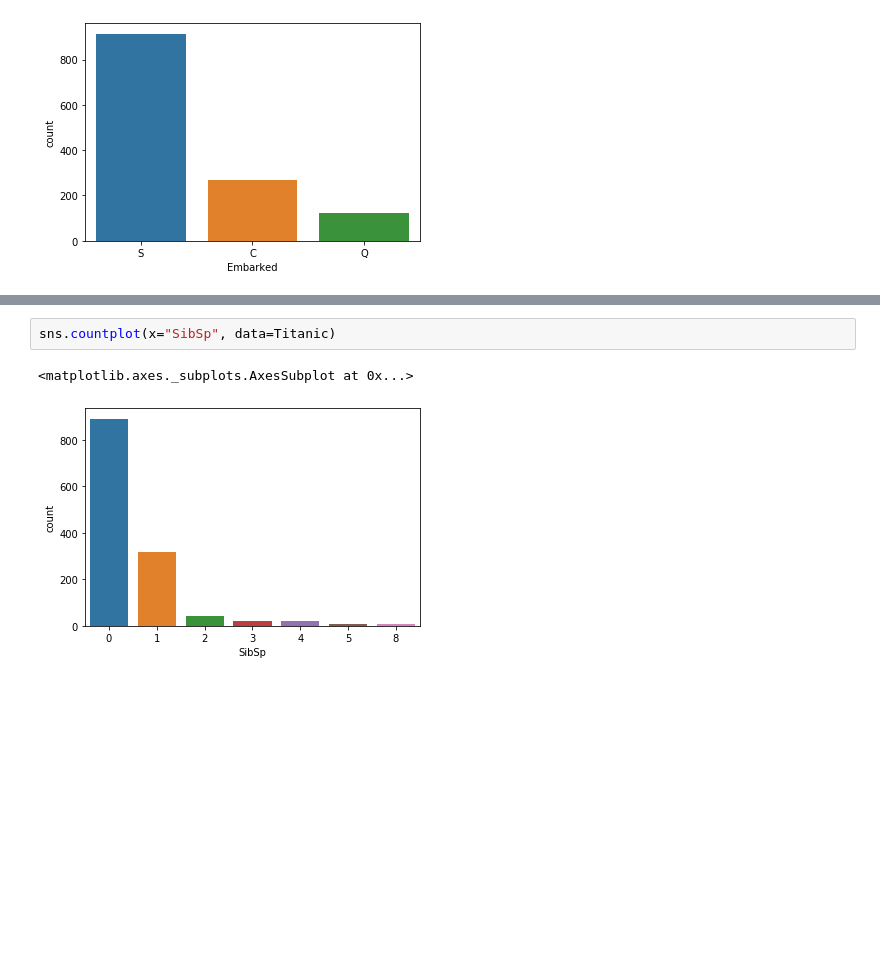
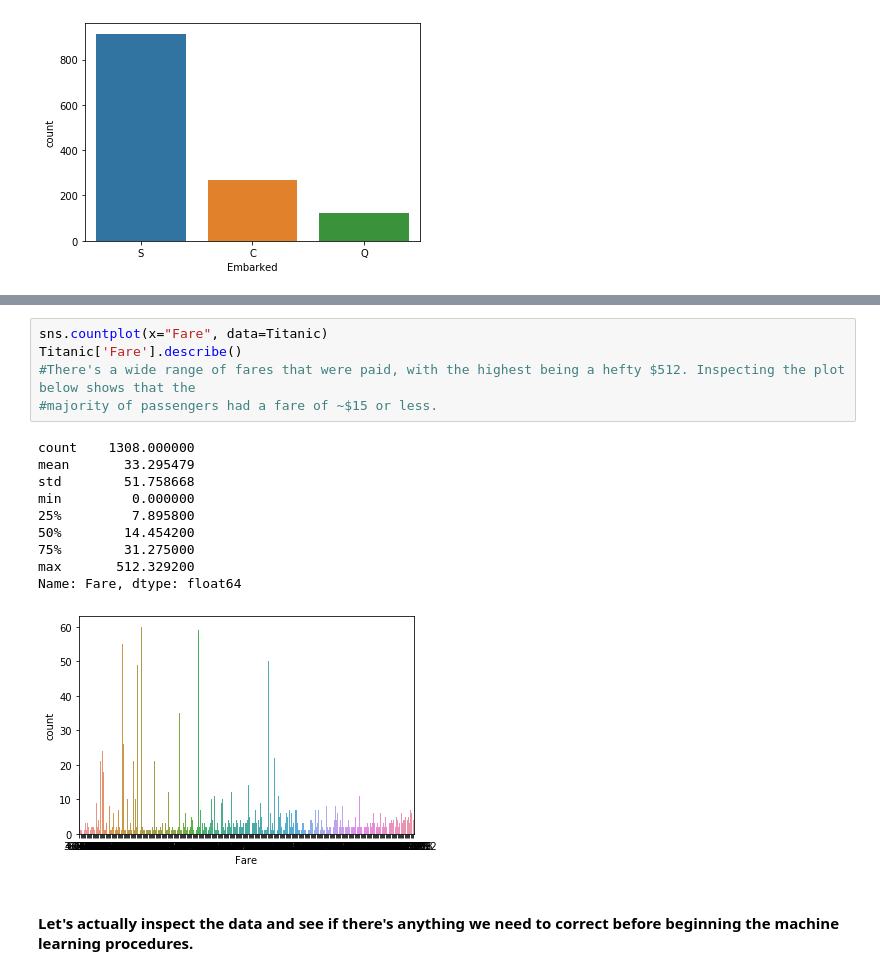
Before and after one commit to smcconn5/Portfolio, a Jupyter notebook: Projects/Titanic Survival Analysis and Machine Learning.ipynb, the cells around one changed output, grey strips where cells are left out. Drawn from its saved outputs; the diff is of its cells as text; blank space fills up the shorter version.

```diff
--- a/Projects/Titanic Survival Analysis and Machine Learning.ipynb
+++ b/Projects/Titanic Survival Analysis and Machine Learning.ipynb
@@ -83,8 +99,21 @@ AxesSubplot(0.125,0.125;0.775x0.755)
-# %%
-sns.countplot(x="SibSp", data=Titanic)
-# %% [output]
-<matplotlib.axes._subplots.AxesSubplot at 0x...>
-[figure, removed]
+# %%
+sns.countplot(x="Fare", data=Titanic)
+Titanic['Fare'].describe()
+#There's a wide range of fares that were paid, with the highest being a hefty $512. Inspecting the plot below shows that the
+#majority of passengers had a fare of ~$15 or less.
+# %% [output]
+count    1308.000000
+mean       33.295479
+std        51.758668
+min         0.000000
+25%         7.895800
+50%        14.454200
+75%        31.275000
+max       512.329200
+Name: Fare, dtype: float64
+[figure, added]
+# %% [markdown]
+#### Let's actually inspect the data and see if there's anything we need to correct before beginning the machine learning procedures.
 # %%
 print(train.shape)
 print(test.shape)
```
Also changed, not shown: parts of 17 cells of this notebook.
